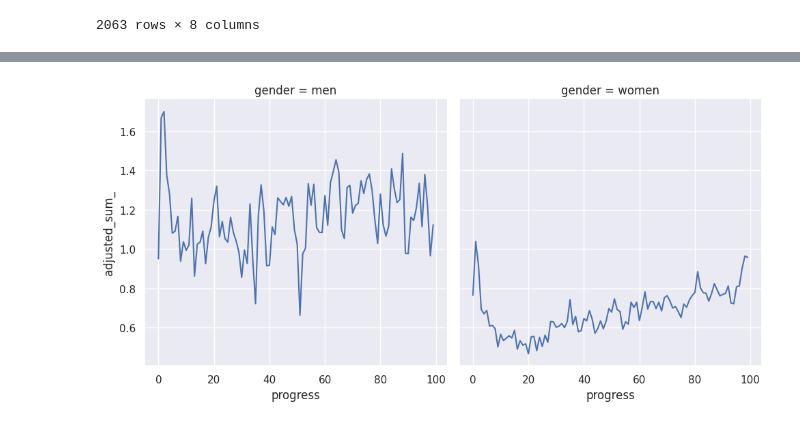
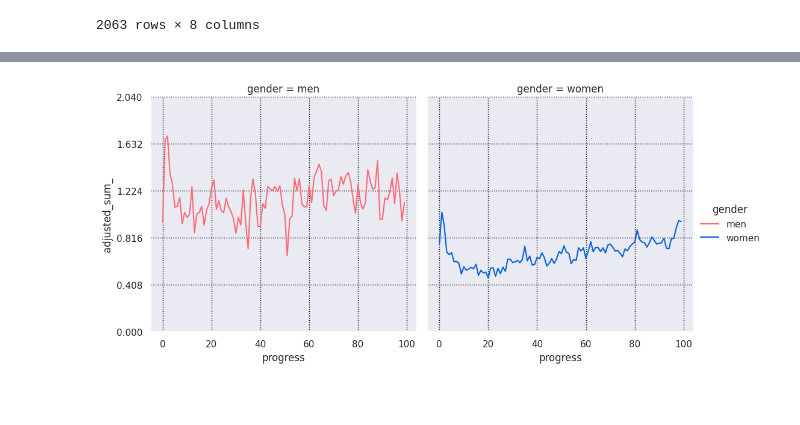
Before and after one commit to PugetSoundClinic-PIT/speakerbox-analysis, a Jupyter notebook: plotting-speaker-times.ipynb, the cells around one changed output, grey strips where cells are left out. Saved outputs shown, nothing was run; the diff lists cells and outputs as text; code cells hidden in the pictures; blank space fills up the shorter version.

```diff
--- a/plotting-speaker-times.ipynb
+++ b/plotting-speaker-times.ipynb
@@ -75,5 +74,4 @@ plt.savefig("kde-progress-occurances-all.png", bbox_inches="tight")
 # %%
-sns.set_theme(color_codes=True)
 none_removed = results.sparse_timeseries.loc[results.sparse_timeseries.gender != "None"]
 sns.kdeplot(none_removed, x="progress", hue="gender")
 plt.savefig("kde-progress-occurances-gendered.png", bbox_inches="tight")
@@ -100,5 +103,6 @@ plt.savefig("mean-windowed-speaking-time-gendered.png", bbox_inches="tight")
 # %%
-sns.relplot(data=mean_sum, x="progress", y="adjusted_sum_", col="gender", kind="line")
+g = sns.relplot(data=mean_sum, x="progress", y="adjusted_sum_", col="gender", hue="gender", kind="line")
+g.set(yticks=np.linspace(0, mean_sum.adjusted_sum_.max() * 1.2, 6))
 plt.savefig("mean-windowed-speaking-time-gendered-normalized.png", bbox_inches="tight")
 # %% [output]
-[figure, old version]
+[figure, new version]
```
Also changed, not shown: parts of 7 cells of this notebook, 1 other file.
